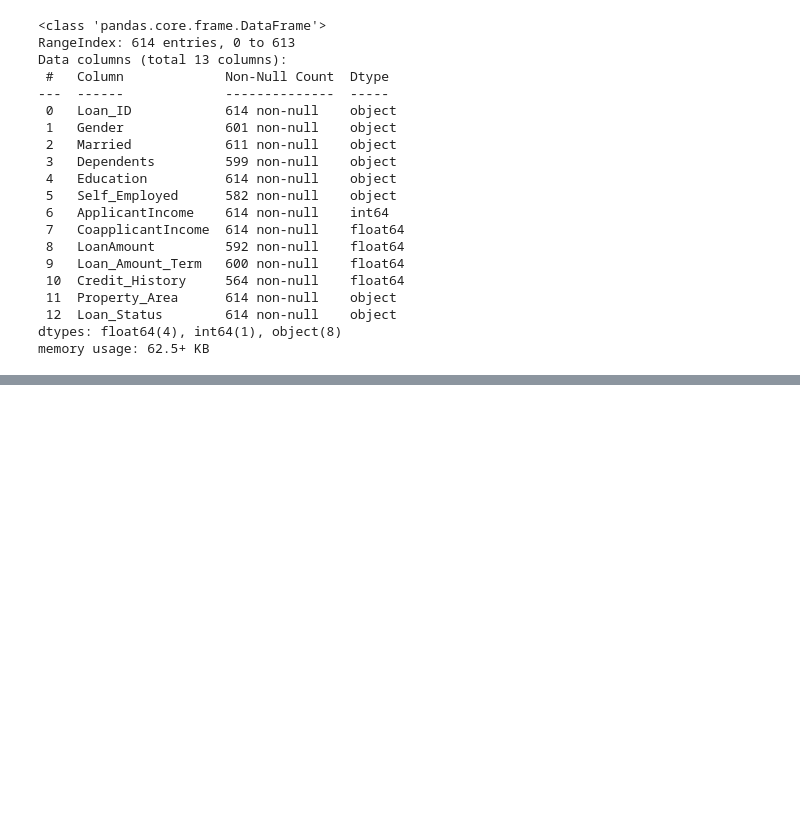
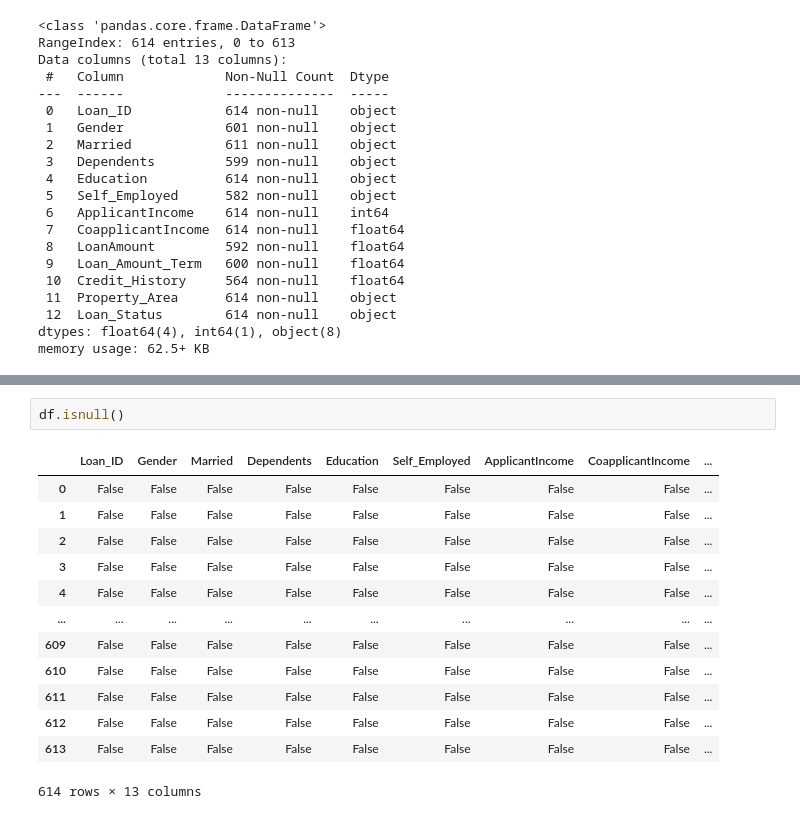
Before and after one commit to swetani75/Sweta-learning, a Jupyter notebook: data_cleaning.ipynb, the cells around one changed output, grey strips where cells are left out. Saved outputs shown, nothing was run; the diff lists cells and outputs as text; blank space fills up the shorter version.

```diff
--- a/data_cleaning.ipynb
+++ b/data_cleaning.ipynb
@@ -110,0 +135,16 @@ memory usage: 62.5+ KB
+# %%
+df.isnull()
+# %% [output]
+|  | Loan_ID | Gender | Married | Dependents | Education | Self_Employed | ApplicantIncome | CoapplicantIncome | ... |
+| 0 | False | False | False | False | False | False | False | False | ... |
+| 1 | False | False | False | False | False | False | False | False | ... |
+| 2 | False | False | False | False | False | False | False | False | ... |
+| 3 | False | False | False | False | False | False | False | False | ... |
+| 4 | False | False | False | False | False | False | False | False | ... |
+| ... | ... | ... | ... | ... | ... | ... | ... | ... | ... |
+| 609 | False | False | False | False | False | False | False | False | ... |
+| 610 | False | False | False | False | False | False | False | False | ... |
+| 611 | False | False | False | False | False | False | False | False | ... |
+| 612 | False | False | False | False | False | False | False | False | ... |
+| 613 | False | False | False | False | False | False | False | False | ... |
+614 rows × 13 columns
```
Also changed, not shown: parts of 16 cells of this notebook.
